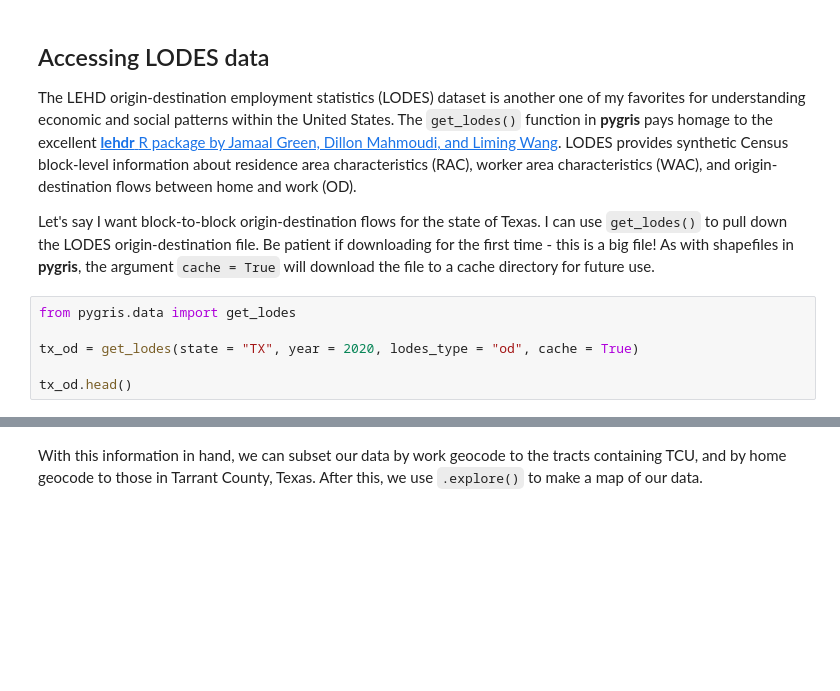
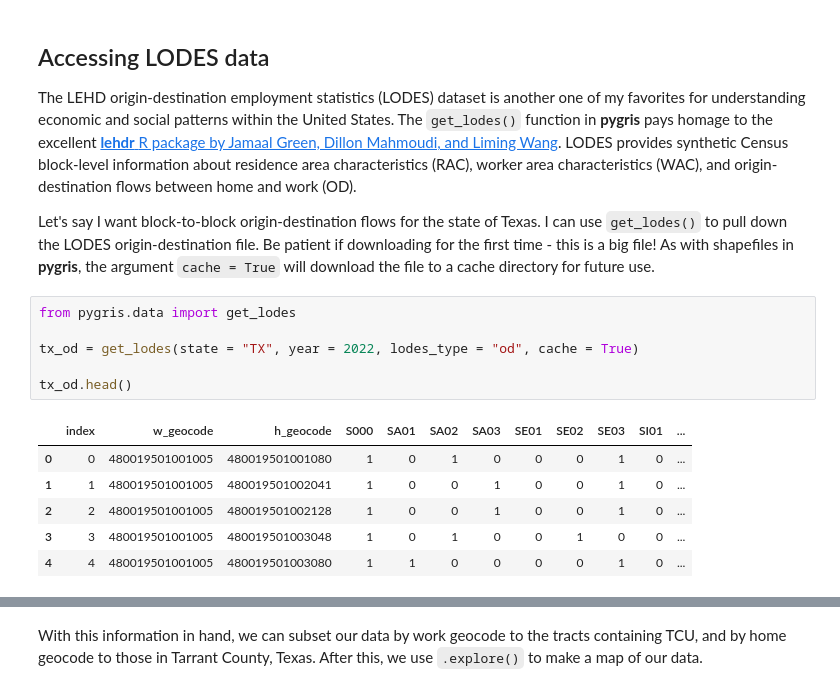
Before and after one commit to walkerke/pygris, a Jupyter notebook: docs/03-data-utilities.ipynb, the cells around one changed output, grey strips where cells are left out. Saved outputs shown, nothing was run; the diff lists cells and outputs as text; blank space fills up the shorter version.

```diff
--- a/docs/03-data-utilities.ipynb
+++ b/docs/03-data-utilities.ipynb
@@ -69,7 +69,14 @@ Let's say I want block-to-block origin-destination flows for the state of Texas.
 # %%
 from pygris.data import get_lodes
 
-tx_od = get_lodes(state = "TX", year = 2020, lodes_type = "od", cache = True)
+tx_od = get_lodes(state = "TX", year = 2022, lodes_type = "od", cache = True)
 
 tx_od.head()
+# %% [output]
+|  | index | w_geocode | h_geocode | S000 | SA01 | SA02 | SA03 | SE01 | SE02 | SE03 | SI01 | ... |
+| 0 | 0 | 480019501001005 | 480019501001080 | 1 | 0 | 1 | 0 | 0 | 0 | 1 | 0 | ... |
+| 1 | 1 | 480019501001005 | 480019501002041 | 1 | 0 | 0 | 1 | 0 | 0 | 1 | 0 | ... |
+| 2 | 2 | 480019501001005 | 480019501002128 | 1 | 0 | 0 | 1 | 0 | 0 | 1 | 0 | ... |
+| 3 | 3 | 480019501001005 | 480019501003048 | 1 | 0 | 1 | 0 | 0 | 1 | 0 | 0 | ... |
+| 4 | 4 | 480019501001005 | 480019501003080 | 1 | 1 | 0 | 0 | 0 | 0 | 1 | 0 | ... |
 # %% [markdown]
```
Also changed, not shown: parts of 3 cells of this notebook, 3 other files.
